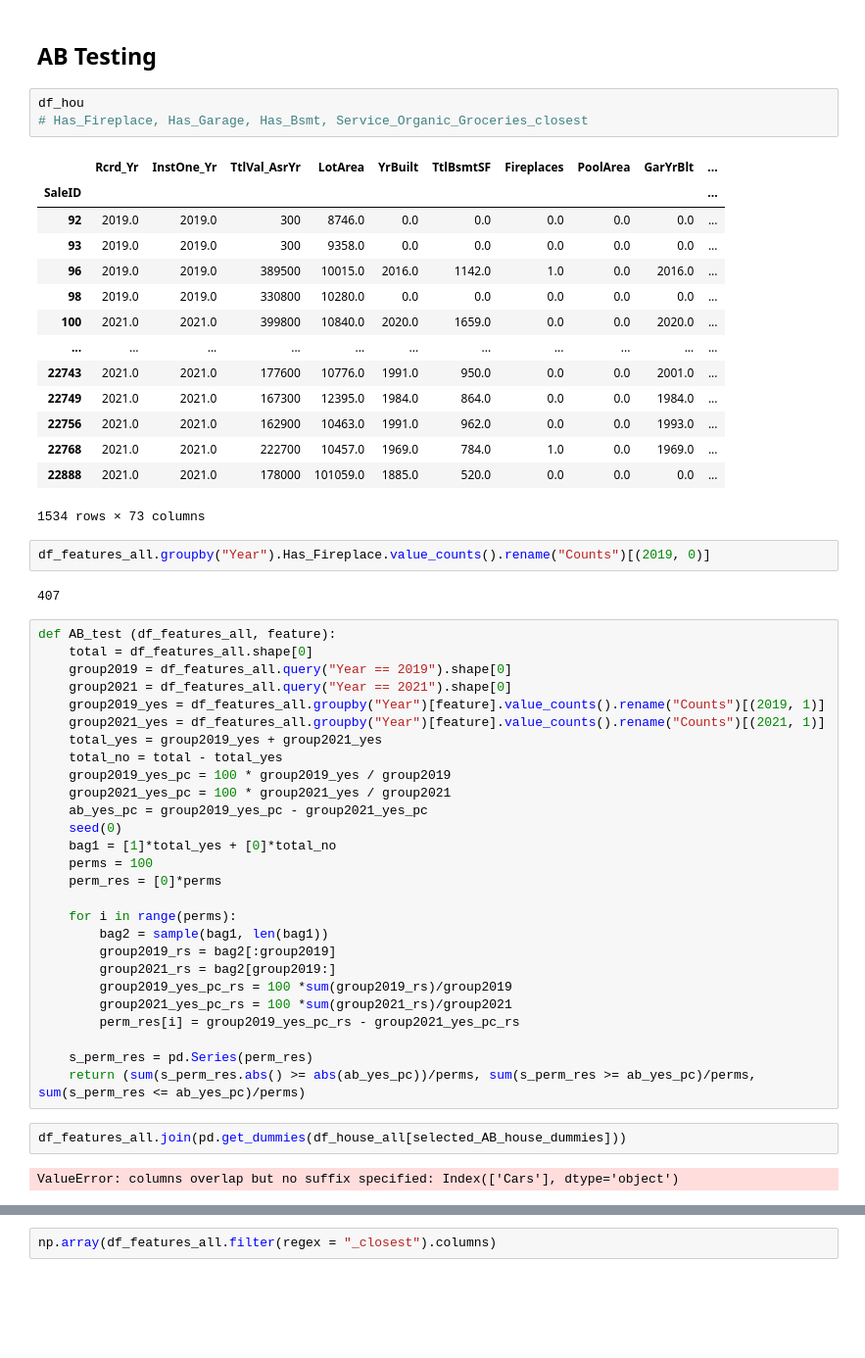
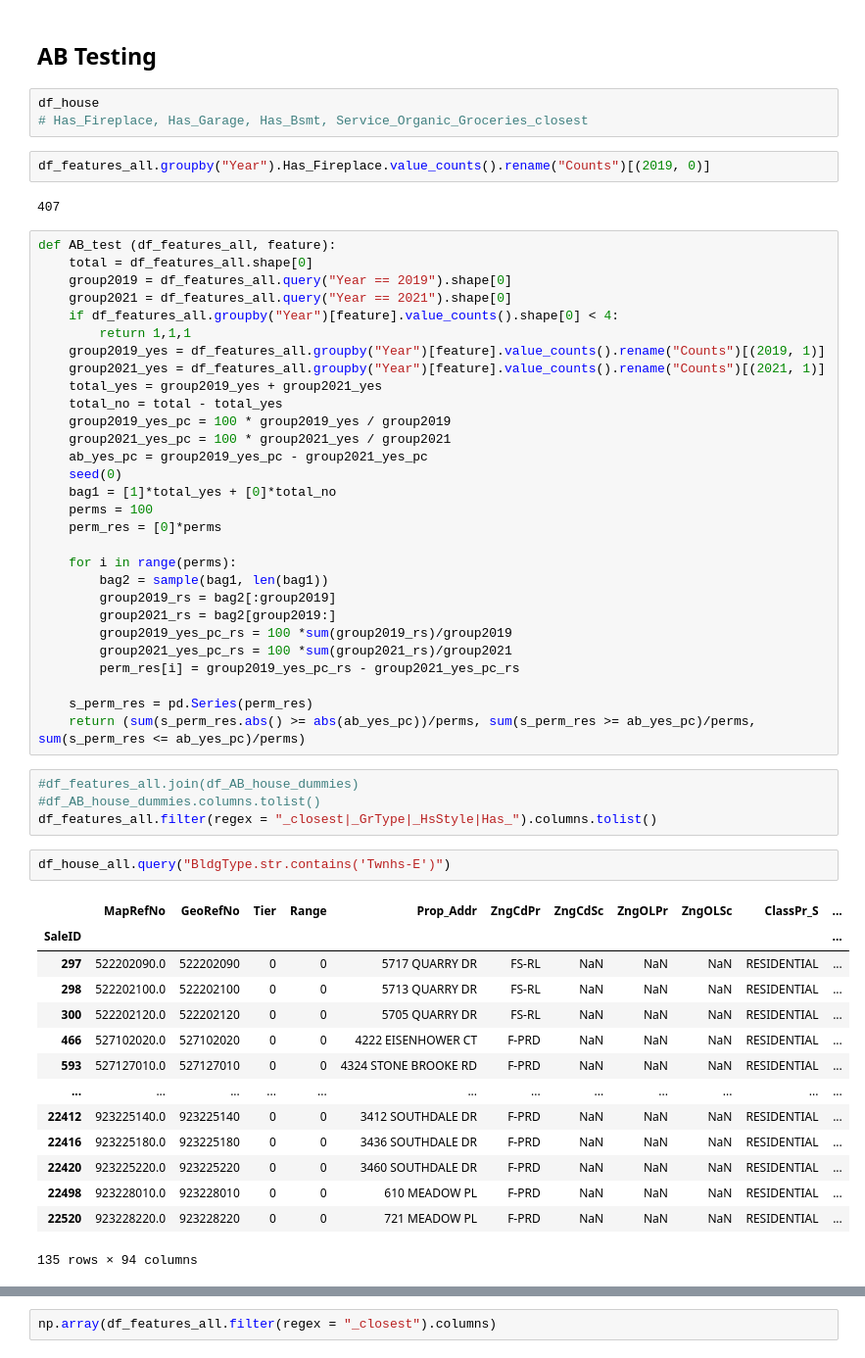
Before and after one commit to lelandjmurrin/Ames_Housing_Project, a Jupyter notebook: Ames_Project_Testing.ipynb, the cells around one changed output, grey strips where cells are left out. Shown at 98% size. Cells and saved outputs as stored; diff of their text form; blank space fills up the shorter version.

```diff
--- a/Ames_Project_Testing.ipynb
+++ b/Ames_Project_Testing.ipynb
@@ -110,23 +128,8 @@ df_features_all.query("YrBuilt != 0").groupby('Year').describe()[sig_fields].T.r
 # %% [markdown]
 ## AB Testing
 # %%
-df_hou
+df_house
 # Has_Fireplace, Has_Garage, Has_Bsmt, Service_Organic_Groceries_closest
-# %% [output]
-|  | Rcrd_Yr | InstOne_Yr | TtlVal_AsrYr | LotArea | YrBuilt | TtlBsmtSF | Fireplaces | PoolArea | GarYrBlt | ... |
-| SaleID |  |  |  |  |  |  |  |  |  | ... |
-| 92 | 2019.0 | 2019.0 | 300 | 8746.0 | 0.0 | 0.0 | 0.0 | 0.0 | 0.0 | ... |
-| 93 | 2019.0 | 2019.0 | 300 | 9358.0 | 0.0 | 0.0 | 0.0 | 0.0 | 0.0 | ... |
-| 96 | 2019.0 | 2019.0 | 389500 | 10015.0 | 2016.0 | 1142.0 | 1.0 | 0.0 | 2016.0 | ... |
-| 98 | 2019.0 | 2019.0 | 330800 | 10280.0 | 0.0 | 0.0 | 0.0 | 0.0 | 0.0 | ... |
-| 100 | 2021.0 | 2021.0 | 399800 | 10840.0 | 2020.0 | 1659.0 | 0.0 | 0.0 | 2020.0 | ... |
-| ... | ... | ... | ... | ... | ... | ... | ... | ... | ... | ... |
-| 22743 | 2021.0 | 2021.0 | 177600 | 10776.0 | 1991.0 | 950.0 | 0.0 | 0.0 | 2001.0 | ... |
-| 22749 | 2021.0 | 2021.0 | 167300 | 12395.0 | 1984.0 | 864.0 | 0.0 | 0.0 | 1984.0 | ... |
-| 22756 | 2021.0 | 2021.0 | 162900 | 10463.0 | 1991.0 | 962.0 | 0.0 | 0.0 | 1993.0 | ... |
-| 22768 | 2021.0 | 2021.0 | 222700 | 10457.0 | 1969.0 | 784.0 | 1.0 | 0.0 | 1969.0 | ... |
-| 22888 | 2021.0 | 2021.0 | 178000 | 101059.0 | 1885.0 | 520.0 | 0.0 | 0.0 | 0.0 | ... |
-1534 rows × 73 columns
 # %%
 df_features_all.groupby("Year").Has_Fireplace.value_counts().rename("Counts")[(2019, 0)]
 # %% [output]
@@ -136,6 +139,8 @@ def AB_test (df_features_all, feature):
     total = df_features_all.shape[0]
     group2019 = df_features_all.query("Year == 2019").shape[0]
     group2021 = df_features_all.query("Year == 2021").shape[0]
+    if df_features_all.groupby("Year")[feature].value_counts().shape[0] < 4:
+        return 1,1,1
     group2019_yes = df_features_all.groupby("Year")[feature].value_counts().rename("Counts")[(2019, 1)]
     group2021_yes = df_features_all.groupby("Year")[feature].value_counts().rename("Counts")[(2021, 1)]
     total_yes = group2019_yes + group2021_yes
@@ -158,8 +163,25 @@ def AB_test (df_features_all, feature):
 
     s_perm_res = pd.Series(perm_res)
     return (sum(s_perm_res.abs() >= abs(ab_yes_pc))/perms, sum(s_perm_res >= ab_yes_pc)/perms, sum(s_perm_res <= ab_yes_pc)/perms)
-# %%
-df_features_all.join(pd.get_dummies(df_house_all[selected_AB_house_dummies]))
-# %% [output]
-ValueError: columns overlap but no suffix specified: Index(['Cars'], dtype='object')
+# %%
+#df_features_all.join(df_AB_house_dummies)
+#df_AB_house_dummies.columns.tolist()
+df_features_all.filter(regex = "_closest|_GrType|_HsStyle|Has_").columns.tolist()
+# %%
+df_house_all.query("BldgType.str.contains('Twnhs-E')")
+# %% [output]
+|  | MapRefNo | GeoRefNo | Tier | Range | Prop_Addr | ZngCdPr | ZngCdSc | ZngOLPr | ZngOLSc | ClassPr_S | ... |
+| SaleID |  |  |  |  |  |  |  |  |  |  | ... |
+| 297 | 522202090.0 | 522202090 | 0 | 0 | 5717 QUARRY DR | FS-RL | NaN | NaN | NaN | RESIDENTIAL | ... |
+| 298 | 522202100.0 | 522202100 | 0 | 0 | 5713 QUARRY DR | FS-RL | NaN | NaN | NaN | RESIDENTIAL | ... |
+| 300 | 522202120.0 | 522202120 | 0 | 0 | 5705 QUARRY DR | FS-RL | NaN | NaN | NaN | RESIDENTIAL | ... |
+| 466 | 527102020.0 | 527102020 | 0 | 0 | 4222 EISENHOWER CT | F-PRD | NaN | NaN | NaN | RESIDENTIAL | ... |
+| 593 | 527127010.0 | 527127010 | 0 | 0 | 4324 STONE BROOKE RD | F-PRD | NaN | NaN | NaN | RESIDENTIAL | ... |
+| ... | ... | ... | ... | ... | ... | ... | ... | ... | ... | ... | ... |
+| 22412 | 923225140.0 | 923225140 | 0 | 0 | 3412 SOUTHDALE DR | F-PRD | NaN | NaN | NaN | RESIDENTIAL | ... |
+| 22416 | 923225180.0 | 923225180 | 0 | 0 | 3436 SOUTHDALE DR | F-PRD | NaN | NaN | NaN | RESIDENTIAL | ... |
+| 22420 | 923225220.0 | 923225220 | 0 | 0 | 3460 SOUTHDALE DR | F-PRD | NaN | NaN | NaN | RESIDENTIAL | ... |
+| 22498 | 923228010.0 | 923228010 | 0 | 0 | 610 MEADOW PL | F-PRD | NaN | NaN | NaN | RESIDENTIAL | ... |
+| 22520 | 923228220.0 | 923228220 | 0 | 0 | 721 MEADOW PL | F-PRD | NaN | NaN | NaN | RESIDENTIAL | ... |
+135 rows × 94 columns
 # %%
```
Also changed, not shown: parts of 9 cells of this notebook.
